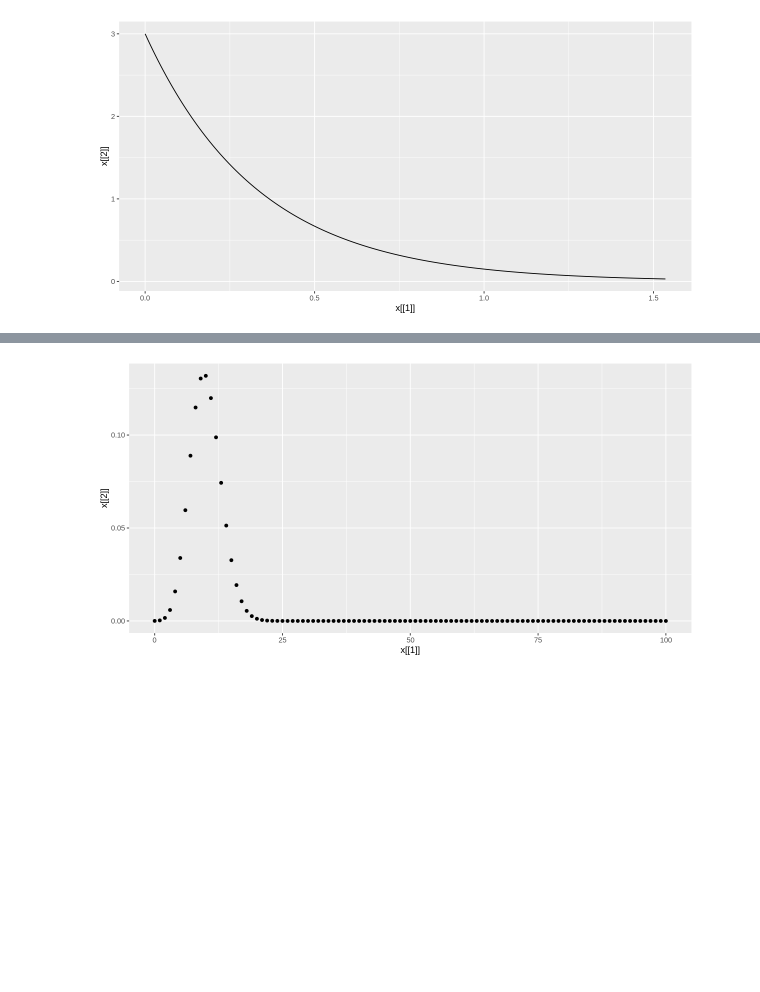
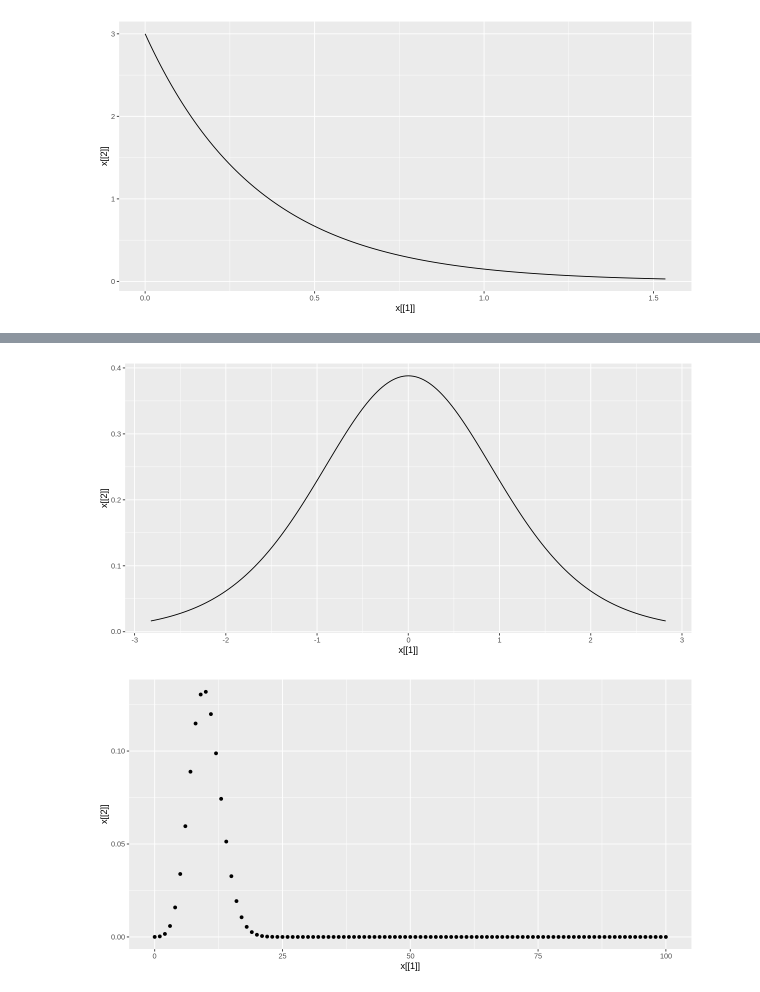
Before and after one commit to cyxss/DistributionViewer, a Jupyter notebook: Distribution.ipynb, the cells around one changed output, grey strips where cells are left out. Cells and saved outputs as stored; diff of their text form; code cells hidden in the pictures; blank space fills up the shorter version.

```diff
--- a/Distribution.ipynb
+++ b/Distribution.ipynb
@@ -92,3 +106,19 @@ ggplot() + geom_line(aes(x[[1]],y=x[[2]]),color="black")
+# %%
+DisT <- function(x=list(3)){
+    df=x[[1]]
+    if(df<0){
+        return('NA')
+    }
+    vmax = qt(0.99,df = df)
+    vmin = qt(0.01,df = df)
+    x = seq(from=vmin, to=vmax, by=(vmax-vmin)/200)
+    y = dt(x,df = df)
+    return(list(x,y))
+}
+x = DisT(9)
+ggplot() + geom_line(aes(x[[1]],y=x[[2]]),color="black")
+# %% [output]
+[figure, added]
 # %%
 DisBinomial<- function(x=list(100,0.1)){
     shape1 = x[[1]]
```
Also changed, not shown: parts of 4 cells of this notebook, 1 other file.
